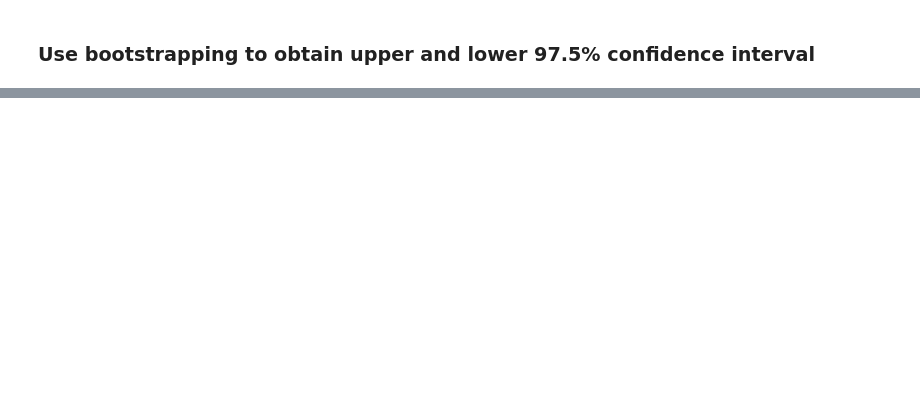
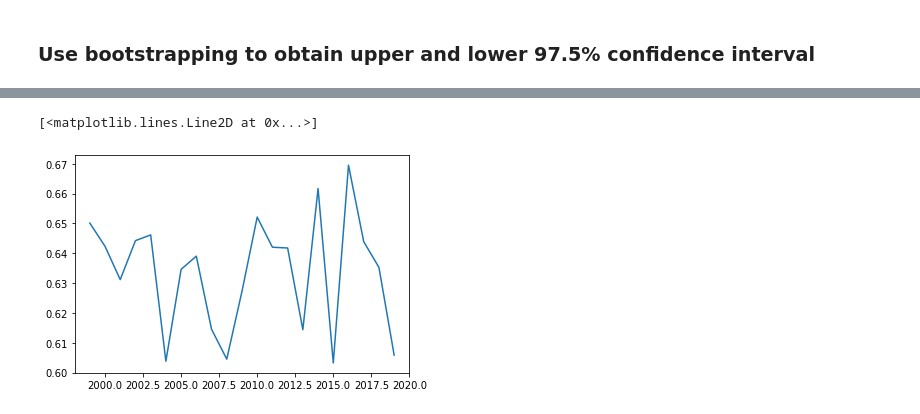
Before and after one commit to pushkarjajoria/Tresillo, a Jupyter notebook: src/rythm_vectors.ipynb, the cells around one changed output, grey strips where cells are left out. Cells and saved outputs as stored; diff of their text form; code cells hidden in the pictures; blank space fills up the shorter version.

```diff
--- a/src/rythm_vectors.ipynb
+++ b/src/rythm_vectors.ipynb
@@ -277,0 +350,5 @@ no tresillo upper and lower ci on 100 draws:  0.6037983392784003 0.6704955900495
+# %%
+plt.plot(df_bilboard_merged_year.year, df_bilboard_merged_year['mean'])
+# %% [output]
+[<matplotlib.lines.Line2D at 0x...>]
+[figure, added]
```
Also changed, not shown: parts of 12 cells of this notebook.
